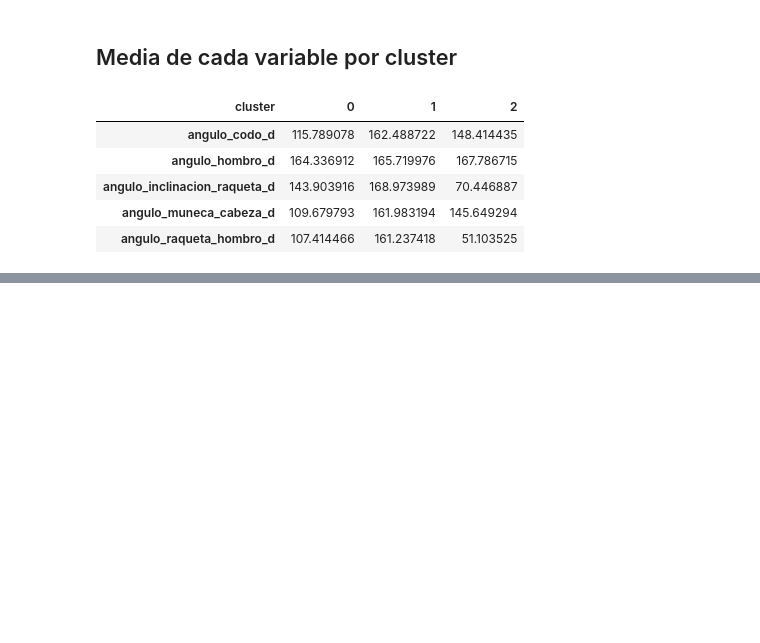
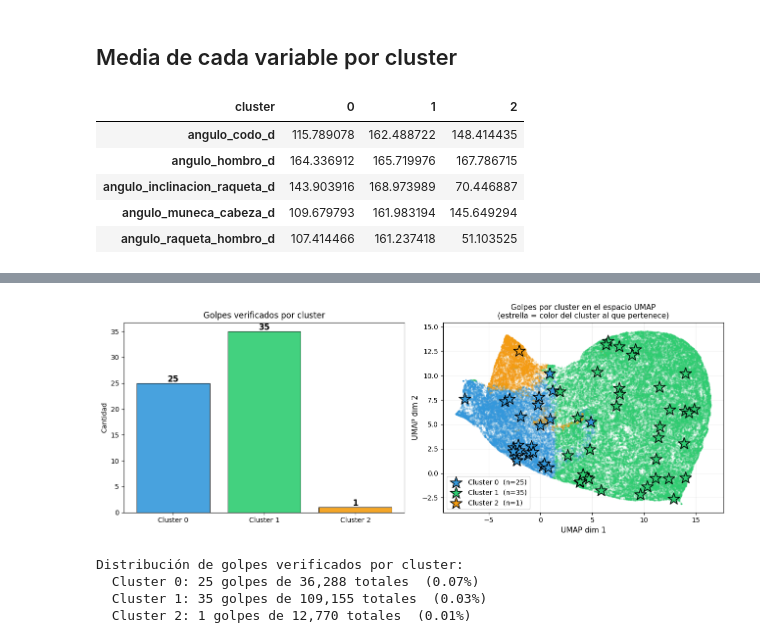
Before and after one commit to LaMajoP/PADEL-ANALITICS-2026-1, a Jupyter notebook: kmeans/kmean.ipynb, the cells around one changed output, grey strips where cells are left out. Drawn from its saved outputs; the diff is of its cells as text; code cells hidden in the pictures; blank space fills up the shorter version.

```diff
--- a/kmeans/kmean.ipynb
+++ b/kmeans/kmean.ipynb
@@ -184,0 +305,60 @@ df[(df['cancha'] == 'Cancha_1') &
+# %%
+# Distribución de golpes por cluster
+dist = df[df['es_golpe']==1]['cluster'].value_counts().sort_index()
+
+fig, axes = plt.subplots(1, 2, figsize=(13, 5))
+
+# -- Barras: conteo de golpes por cluster --
+bars = axes[0].bar(
+    [f'Cluster {int(k)}' for k in dist.index],
+    dist.values,
+    color=[CLUSTER_COLORS[int(k)] for k in dist.index],
+    edgecolor='black', linewidth=0.8, alpha=0.9
+)
+for bar, v in zip(bars, dist.values):
+    axes[0].text(bar.get_x() + bar.get_width()/2, v + 0.3,
+                str(v), ha='center', fontsize=12, fontweight='bold')
+axes[0].set_title('Golpes verificados por cluster', fontsize=12)
+axes[0].set_ylabel('Cantidad')
+
+# -- Scatter: solo golpes, colorados por cluster, más visible --
+for cl in sorted(df['cluster'].unique()):
+    mask_bg  = (df['cluster'] == cl) & (df['es_golpe'] == 0)
+    mask_gol = (df['cluster'] == cl) & (df['es_golpe'] == 1)
+    axes[1].scatter(
+        df.loc[mask_bg,  'umap_x'], df.loc[mask_bg,  'umap_y'],
+        s=2, alpha=0.12, color=CLUSTER_COLORS[cl], rasterized=True
+    )
+    sub = df[mask_gol]
+    if len(sub):
+        axes[1].scatter(
+            sub['umap_x'], sub['umap_y'],
+            s=320, marker='*',
+            color=CLUSTER_COLORS[cl],
+            edgecolors='black', linewidths=1.2,
+            zorder=5,
+            label=f'Cluster {cl}  (n={len(sub)})'
+        )
+axes[1].legend(fontsize=10)
+axes[1].set_xlabel('UMAP dim 1', fontsize=11)
+axes[1].set_ylabel('UMAP dim 2', fontsize=11)
+axes[1].set_title('Golpes por cluster en el espacio UMAP\n(estrella = color del cluster al que pertenece)', fontsize=11)
+axes[1].grid(alpha=0.2)
+
+plt.tight_layout()
+plt.show()
+
+print("Distribución de golpes verificados por cluster:")
+total_cluster = df['cluster'].value_counts().sort_index()
+for cl in sorted(df['cluster'].unique()):
+    n_g = int((df['es_golpe']==1).sum() and dist.get(cl, 0))
+    n_g = int(dist.get(cl, 0))
+    n_t = int(total_cluster.get(cl, 0))
+    pct = n_g / n_t * 100 if n_t > 0 else 0
+    print(f"  Cluster {cl}: {n_g} golpes de {n_t:,} totales  ({pct:.2f}%)")
+# %% [output]
+[figure, added]
+Distribución de golpes verificados por cluster:
+  Cluster 0: 25 golpes de 36,288 totales  (0.07%)
+  Cluster 1: 35 golpes de 109,155 totales  (0.03%)
+  Cluster 2: 1 golpes de 12,770 totales  (0.01%)
```
Also changed, not shown: parts of 9 cells of this notebook, 8 other files.
